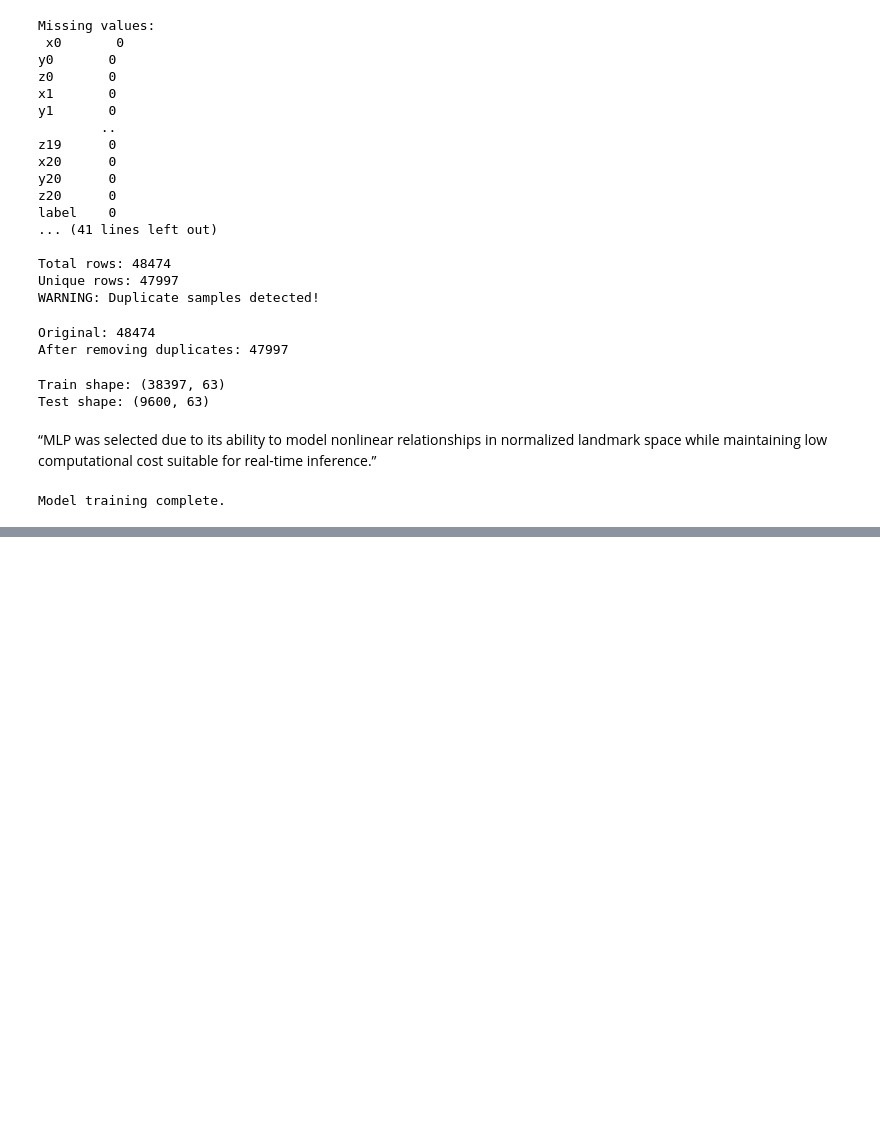
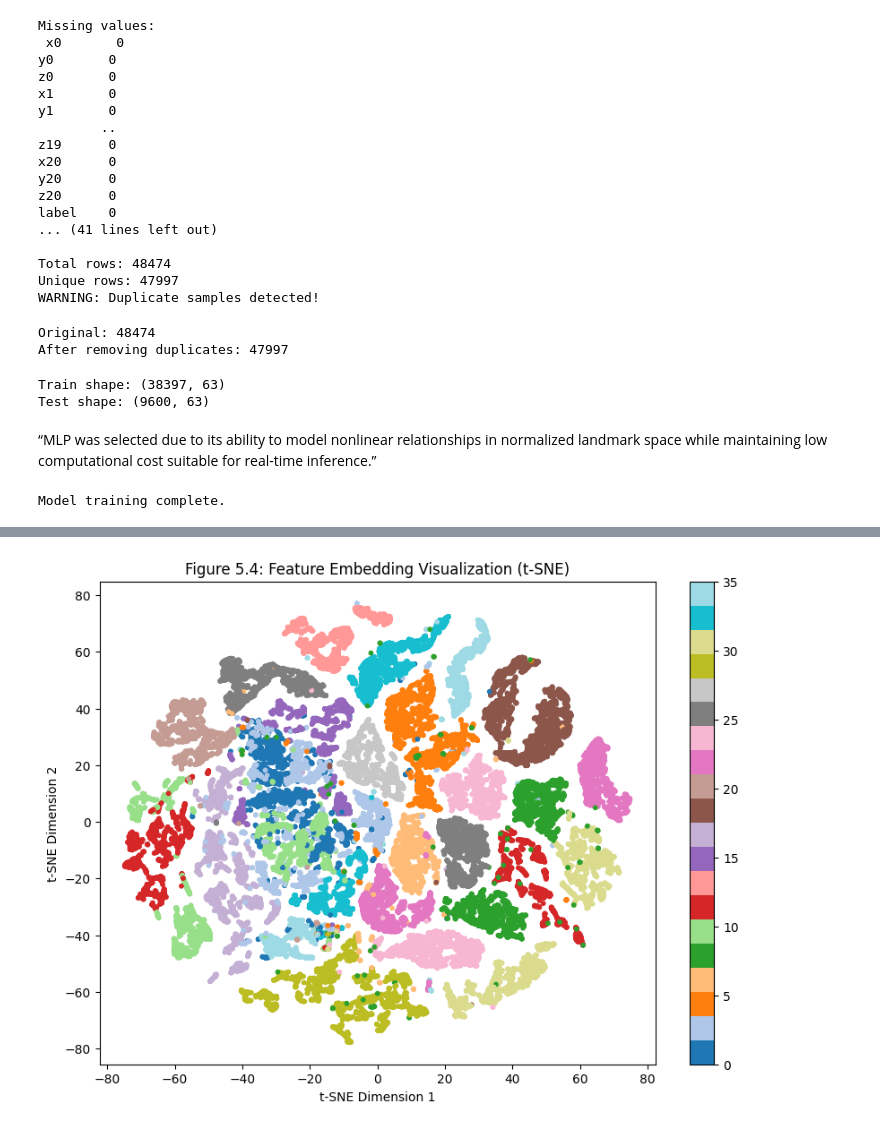
Before and after one commit to Diwashd/NSL-static-dynamic, a Jupyter notebook: notebooks/static_train.ipynb, the cells around one changed output, grey strips where cells are left out. Cells and saved outputs as stored; diff of their text form; code cells hidden in the pictures; blank space fills up the shorter version.

```diff
--- a/notebooks/static_train.ipynb
+++ b/notebooks/static_train.ipynb
@@ -239,0 +275,22 @@ Model saved as nsl_model.pkl
+# %%
+tsne = TSNE(
+    n_components=2,
+    perplexity=30,
+    learning_rate=200,
+    max_iter=1000,
+    random_state=42
+)
+
+X_tsne = tsne.fit_transform(X_scaled)
+
+plt.figure(figsize=(10, 7))
+scatter = plt.scatter(X_tsne[:, 0], X_tsne[:, 1], c=y, cmap='tab20', s=10)
+
+plt.title("Figure 5.4: Feature Embedding Visualization (t-SNE)")
+plt.xlabel("t-SNE Dimension 1")
+plt.ylabel("t-SNE Dimension 2")
+
+plt.colorbar(scatter)
+plt.show()
+# %% [output]
+[figure, added]
```
Also changed, not shown: parts of 11 cells of this notebook, 11 other files.
